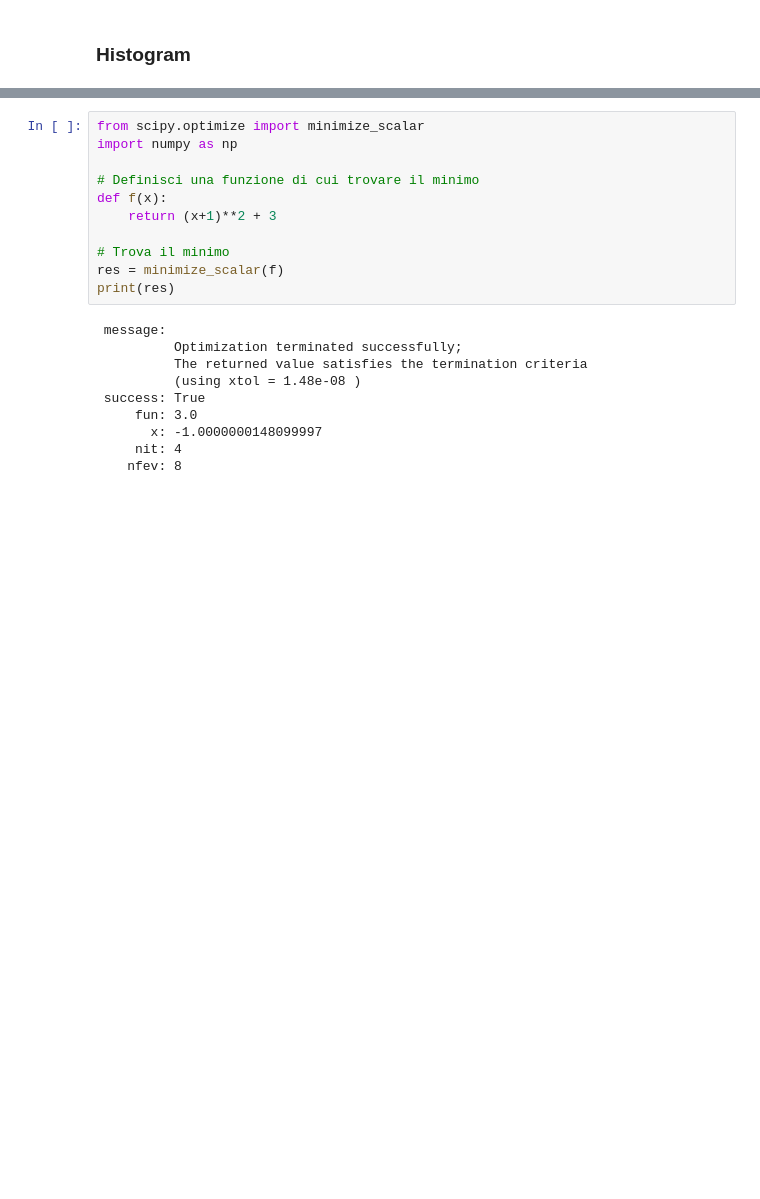
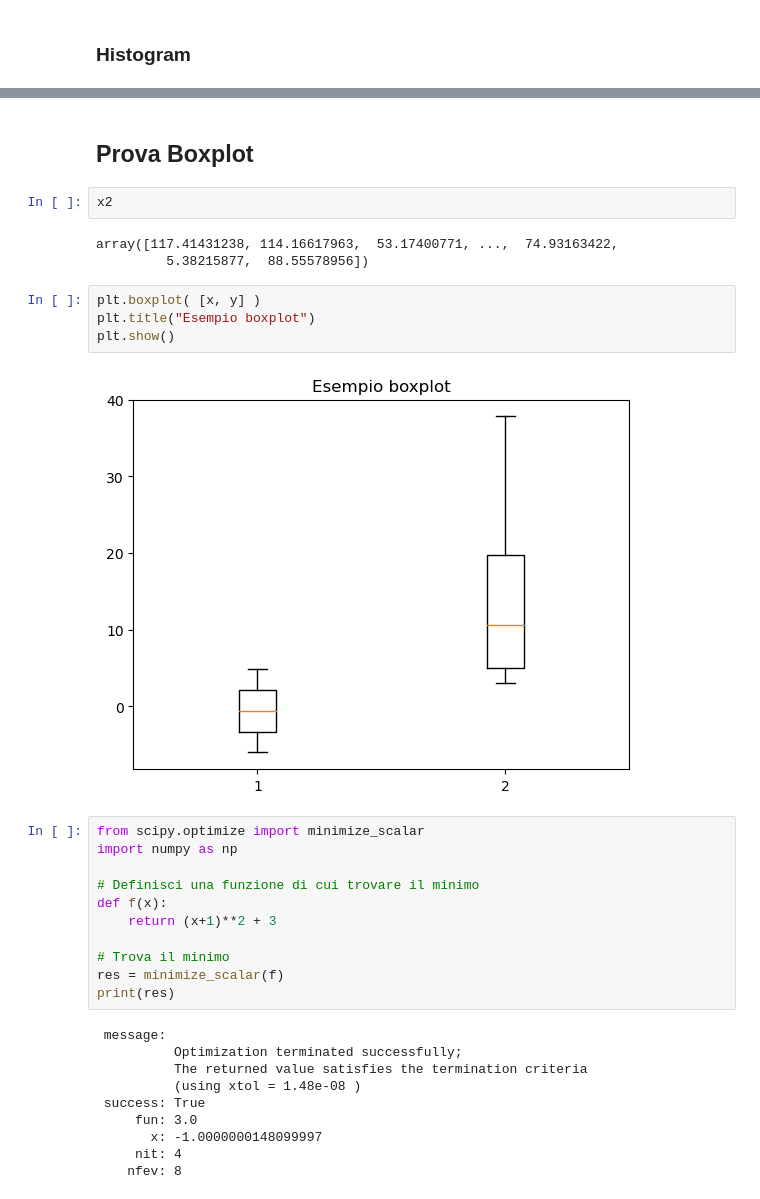
Before and after one commit to AndreaCorvaglia0/python-base, a Jupyter notebook: 8. Matplotlib.ipynb, the cells around one changed output, grey strips where cells are left out. Saved outputs shown, nothing was run; the diff lists cells and outputs as text; blank space fills up the shorter version.

```diff
--- a/8. Matplotlib.ipynb
+++ b/8. Matplotlib.ipynb
@@ -135,4 +163,17 @@ plt.hist(bins[:-1], bins, weights=counts)
 [figure]
+# %% [markdown]
+## Prova Boxplot
+# %%
+x2
+# %% [output]
+array([117.41431238, 114.16617963,  53.17400771, ...,  74.93163422,
+         5.38215877,  88.55578956])
+# %%
+plt.boxplot( [x, y] )
+plt.title("Esempio boxplot")
+plt.show()
+# %% [output]
+[figure, added]
 # %%
 from scipy.optimize import minimize_scalar
 import numpy as np
```
Also changed, not shown: parts of 14 cells of this notebook, 12 other files.
